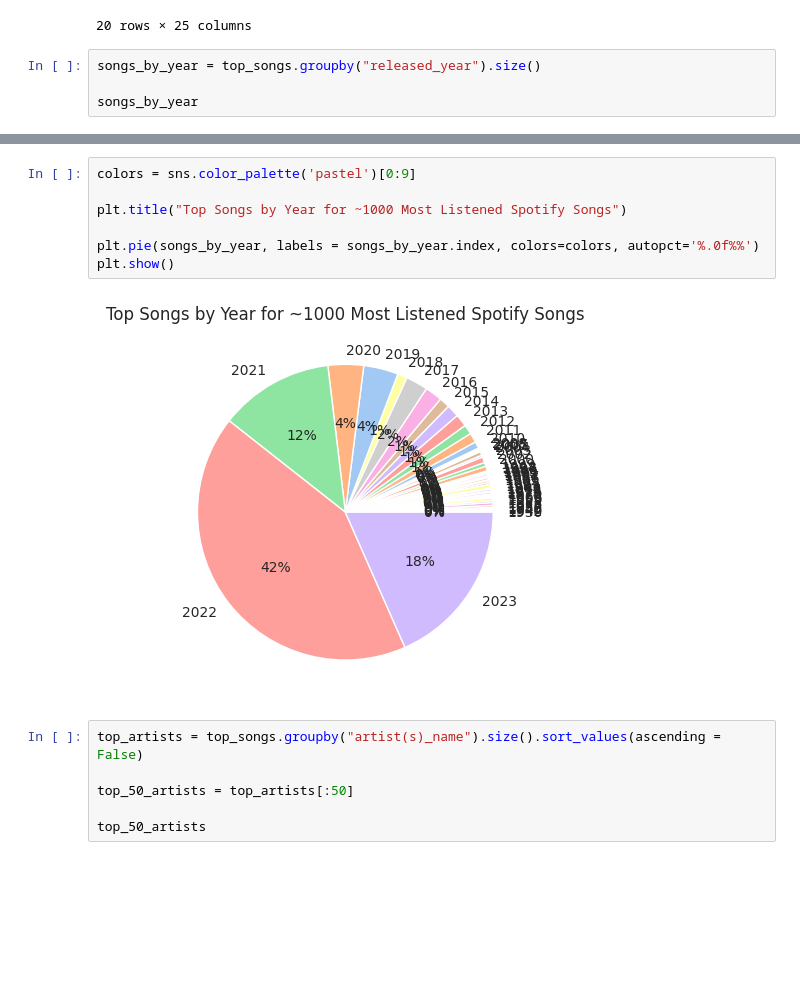
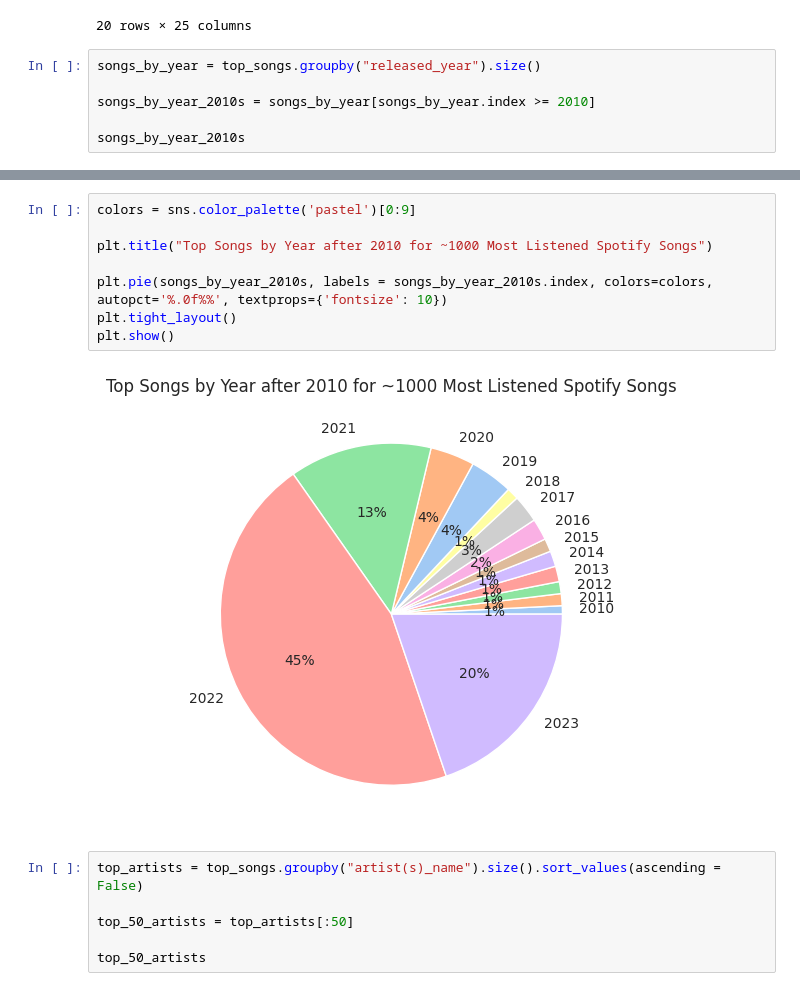
Before and after one commit to mtalirfan/Kaggle-Learn, a Jupyter notebook: 6 Data Visualization/7 Final Project.ipynb, the cells around one changed output, grey strips where cells are left out. Cells and saved outputs as stored; diff of their text form; blank space fills up the shorter version.

```diff
--- a/6 Data Visualization/7 Final Project.ipynb
+++ b/6 Data Visualization/7 Final Project.ipynb
@@ -127,6 +127,8 @@ top_songs.head(20)
 # %%
 songs_by_year = top_songs.groupby("released_year").size()
 
-songs_by_year
+songs_by_year_2010s = songs_by_year[songs_by_year.index >= 2010]
+
+songs_by_year_2010s
 # %% [output]
 released_year
@@ -163,12 +164,13 @@ Text(0, 0.5, 'Song Count')
 # %%
 colors = sns.color_palette('pastel')[0:9]
 
-plt.title("Top Songs by Year for ~1000 Most Listened Spotify Songs")
+plt.title("Top Songs by Year after 2010 for ~1000 Most Listened Spotify Songs")
 
-plt.pie(songs_by_year, labels = songs_by_year.index, colors=colors, autopct='%.0f%%')
+plt.pie(songs_by_year_2010s, labels = songs_by_year_2010s.index, colors=colors, autopct='%.0f%%', textprops={'fontsize': 10})
+plt.tight_layout()
 plt.show()
 # %% [output]
-[figure, old version]
+[figure, new version]
 # %%
 top_artists = top_songs.groupby("artist(s)_name").size().sort_values(ascending = False)
 
```
Also changed, not shown: parts of 3 cells of this notebook.
